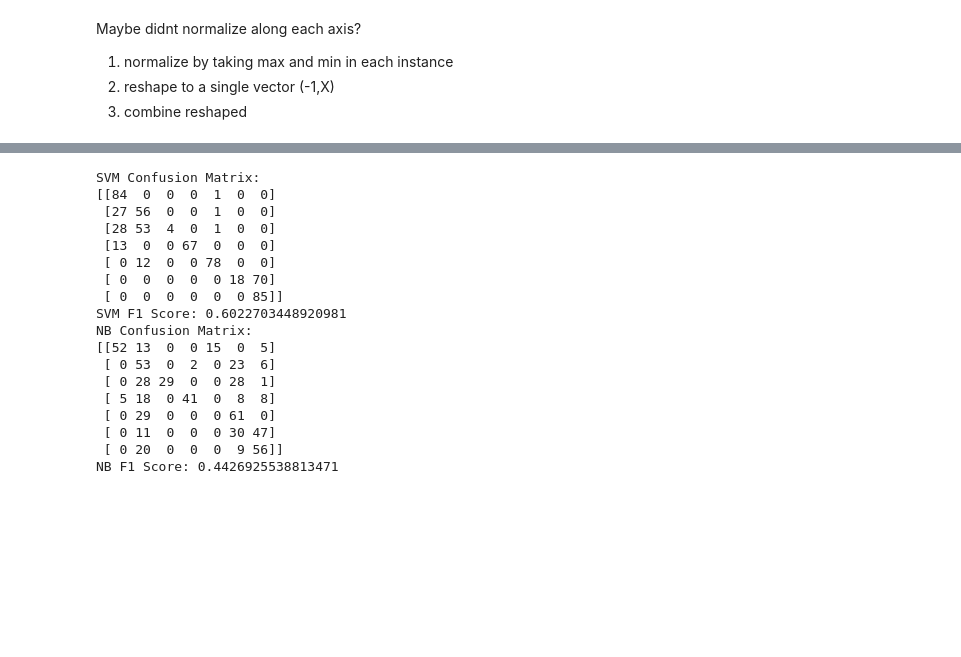
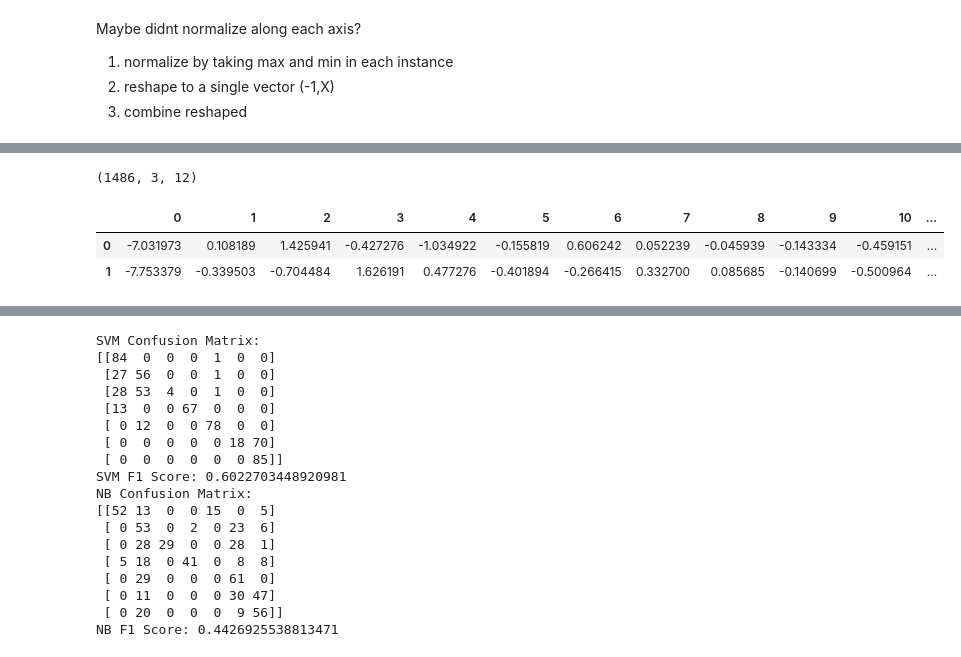
Before and after one commit to dHoundenko/Multi-Modal-Classification, a Jupyter notebook: project-work-MEx-classification.ipynb, the cells around one changed output, grey strips where cells are left out. Cells and saved outputs as stored; diff of their text form; code cells hidden in the pictures; blank space fills up the shorter version.

```diff
--- a/project-work-MEx-classification.ipynb
+++ b/project-work-MEx-classification.ipynb
@@ -1332,0 +1495,10 @@ Maybe didnt normalize along each axis?
+# %%
+x_train_pca_act.shape
+# %% [output]
+(1486, 3, 12)
+# %%
+pd.DataFrame(np.vstack((x_train_pca_act[0][0], x_train_pca_act[1][0])))
+# %% [output]
+|  | 0 | 1 | 2 | 3 | 4 | 5 | 6 | 7 | 8 | 9 | 10 | ... |
+| 0 | -7.031973 | 0.108189 | 1.425941 | -0.427276 | -1.034922 | -0.155819 | 0.606242 | 0.052239 | -0.045939 | -0.143334 | -0.459151 | ... |
+| 1 | -7.753379 | -0.339503 | -0.704484 | 1.626191 | 0.477276 | -0.401894 | -0.266415 | 0.332700 | 0.085685 | -0.140699 | -0.500964 | ... |
```
Also changed, not shown: parts of 5 cells of this notebook.
